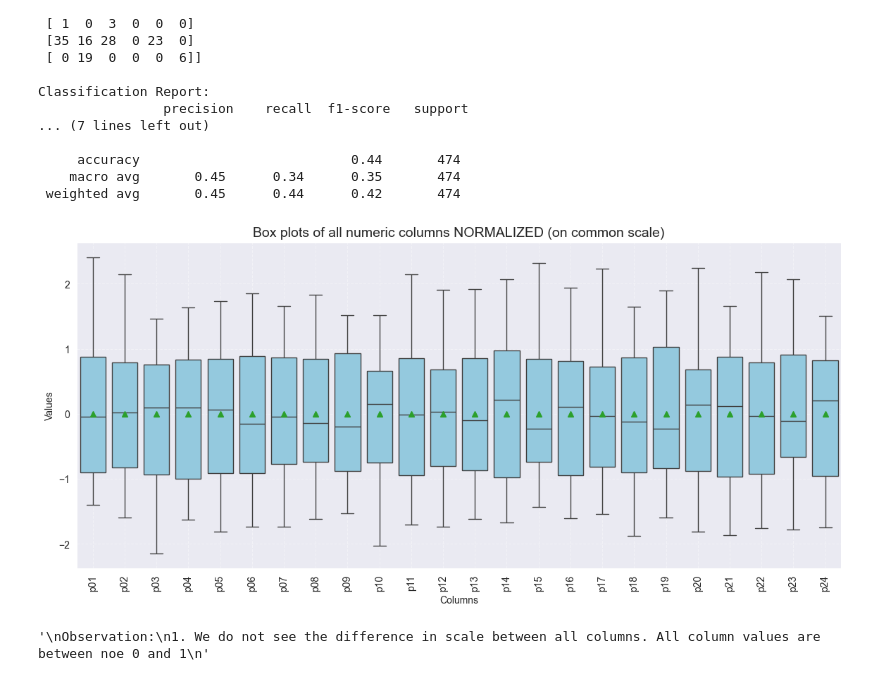
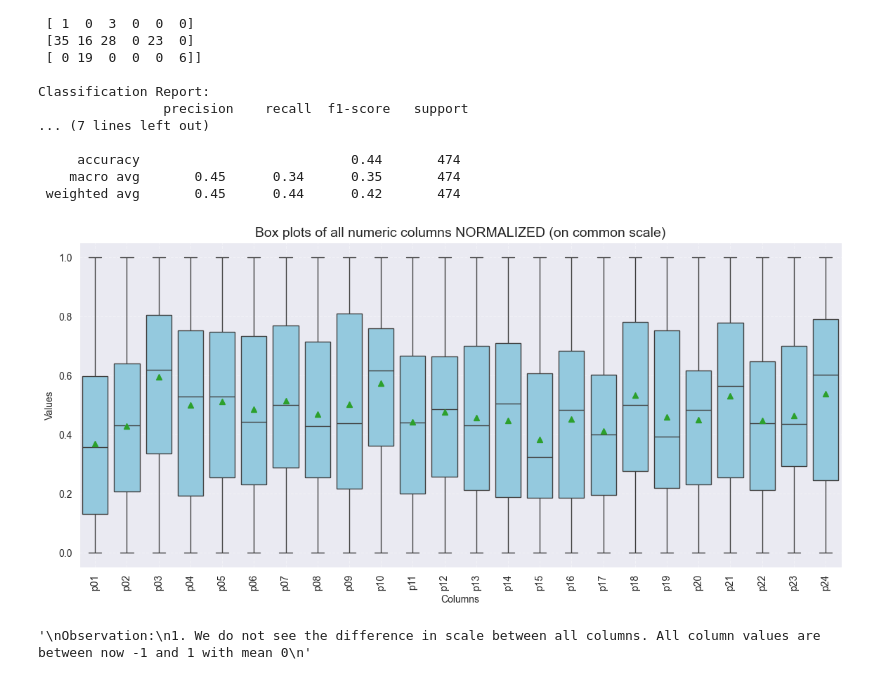
Before and after one commit to swapnilk0607/pml, a Jupyter notebook: content/swapnilkatale/Ex-7-EDA/eda_solution.ipynb, the cells around one changed output. Saved outputs shown, nothing was run; the diff lists cells and outputs as text; code cells hidden in the pictures.

Commit message:
Swapnil - change standardScaler to MinMaxScaler as underlying features are not normally distributed

```diff
--- a/content/swapnilkatale/Ex-7-EDA/eda_solution.ipynb
+++ b/content/swapnilkatale/Ex-7-EDA/eda_solution.ipynb
@@ -384,30 +386,30 @@ Classification Report:
 # %%
 """
 13. Normalize the numerical columns and re-create the common-scale Box-plot. Interpret the results
 """
 numeric_cols = df_clean.select_dtypes(include='number').columns
 df_normalized = df_clean.copy()
-scaler = StandardScaler()
+scaler = MinMaxScaler()
 df_normalized[numeric_cols] = scaler.fit_transform(df_clean[numeric_cols])
 
 plt.figure(figsize=(14, 6))
 sns.boxplot(data=df_normalized, showmeans=True, color='SkyBlue')
 
 plt.title('Box plots of all numeric columns NORMALIZED (on common scale)', fontsize=14)
 plt.xlabel('Columns')
 plt.ylabel('Values')
 plt.xticks(rotation=90)
 plt.grid(True, linestyle='--', alpha=0.4)
 plt.show()
 
 
 """
 Observation:
 1. We do not see the difference in scale between all columns. All column values are between now -1 and 1 with mean 0
 """
 # %% [output]
-[figure, old version]
+[figure, new version]
-'\nObservation:\n1. We do not see the difference in scale between all columns. All column values are between noe 0 and 1\n'
+'\nObservation:\n1. We do not see the difference in scale between all columns. All column values are between now -1 and 1 with mean 0\n'
 # %%
 """
 12. Create a Logistic Regression model using the normalized data. Create the train/test metrics and compare with the metrics of step '12'. What are your observations?
```
Also changed, not shown: parts of 4 cells of this notebook.
